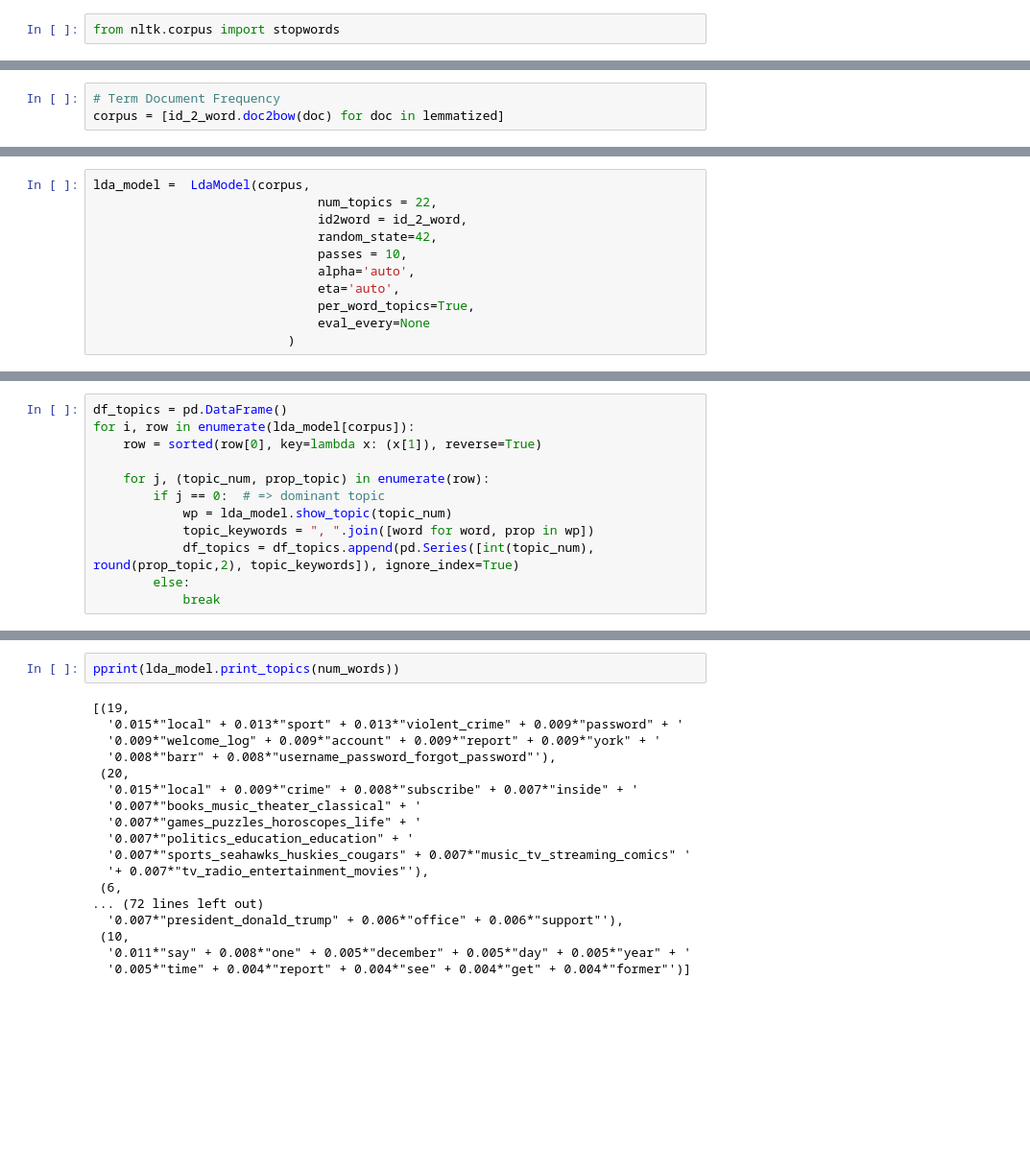
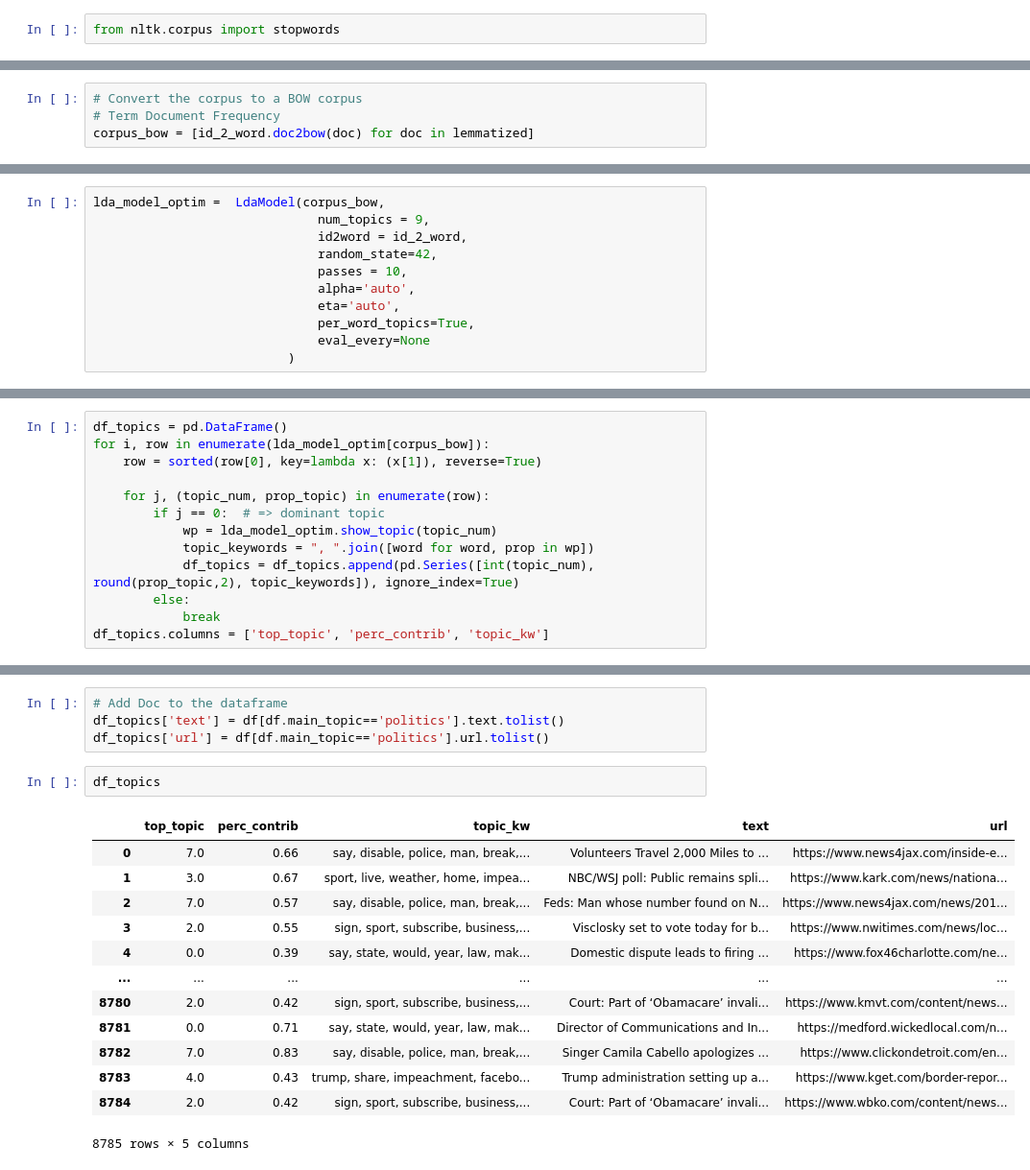
Before and after one commit to oersoy1/cc_news, a Jupyter notebook: 5_topic_modeling.ipynb, the cells around one changed output, grey strips where cells are left out. Shown at 96% size. Cells and saved outputs as stored; diff of their text form; blank space fills up the shorter version.

```diff
--- a/5_topic_modeling.ipynb
+++ b/5_topic_modeling.ipynb
@@ -114,4 +161,5 @@ len(id_2_word)
 # %%
+# Convert the corpus to a BOW corpus
 # Term Document Frequency
-corpus = [id_2_word.doc2bow(doc) for doc in lemmatized]
+corpus_bow = [id_2_word.doc2bow(doc) for doc in lemmatized]
 # %%
@@ -307,6 +324,6 @@ coherence_scores
 # %%
-lda_model =  LdaModel(corpus,
-                              num_topics = 22,
+lda_model_optim =  LdaModel(corpus_bow,
+                              num_topics = 9,
                               id2word = id_2_word,
                               random_state=42,
                               passes = 10,
@@ -318,12 +337,13 @@ lda_model =  LdaModel(corpus,
 # %%
 df_topics = pd.DataFrame()
-for i, row in enumerate(lda_model[corpus]):
+for i, row in enumerate(lda_model_optim[corpus_bow]):
     row = sorted(row[0], key=lambda x: (x[1]), reverse=True)
 
     for j, (topic_num, prop_topic) in enumerate(row):
         if j == 0:  # => dominant topic
-            wp = lda_model.show_topic(topic_num)
+            wp = lda_model_optim.show_topic(topic_num)
             topic_keywords = ", ".join([word for word, prop in wp])
             df_topics = df_topics.append(pd.Series([int(topic_num), round(prop_topic,2), topic_keywords]), ignore_index=True)
         else:
             break
+df_topics.columns = ['top_topic', 'perc_contrib', 'topic_kw']
@@ -392,20 +405,20 @@ lda_model.show_topic(10, topn=20)
-# %%
-pprint(lda_model.print_topics(num_words))
-# %% [output]
-[(19,
-  '0.015*"local" + 0.013*"sport" + 0.013*"violent_crime" + 0.009*"password" + '
-  '0.009*"welcome_log" + 0.009*"account" + 0.009*"report" + 0.009*"york" + '
-  '0.008*"barr" + 0.008*"username_password_forgot_password"'),
- (20,
-  '0.015*"local" + 0.009*"crime" + 0.008*"subscribe" + 0.007*"inside" + '
-  '0.007*"books_music_theater_classical" + '
-  '0.007*"games_puzzles_horoscopes_life" + '
-  '0.007*"politics_education_education" + '
-  '0.007*"sports_seahawks_huskies_cougars" + 0.007*"music_tv_streaming_comics" '
-  '+ 0.007*"tv_radio_entertainment_movies"'),
- (6,
-... (72 lines left out)
-  '0.007*"president_donald_trump" + 0.006*"office" + 0.006*"support"'),
- (10,
-  '0.011*"say" + 0.008*"one" + 0.005*"december" + 0.005*"day" + 0.005*"year" + '
-  '0.005*"time" + 0.004*"report" + 0.004*"see" + 0.004*"get" + 0.004*"former"')]
+# %%
+# Add Doc to the dataframe
+df_topics['text'] = df[df.main_topic=='politics'].text.tolist()
+df_topics['url'] = df[df.main_topic=='politics'].url.tolist()
+# %%
+df_topics
+# %% [output]
+|  | top_topic | perc_contrib | topic_kw | text | url |
+| 0 | 7.0 | 0.66 | say, disable, police, man, break,... | Volunteers Travel 2,000 Miles to ... | https://www.news4jax.com/inside-e... |
+| 1 | 3.0 | 0.67 | sport, live, weather, home, impea... | NBC/WSJ poll: Public remains spli... | https://www.kark.com/news/nationa... |
+| 2 | 7.0 | 0.57 | say, disable, police, man, break,... | Feds: Man whose number found on N... | https://www.news4jax.com/news/201... |
+| 3 | 2.0 | 0.55 | sign, sport, subscribe, business,... | Visclosky set to vote today for b... | https://www.nwitimes.com/news/loc... |
+| 4 | 0.0 | 0.39 | say, state, would, year, law, mak... | Domestic dispute leads to firing ... | https://www.fox46charlotte.com/ne... |
+| ... | ... | ... | ... | ... | ... |
+| 8780 | 2.0 | 0.42 | sign, sport, subscribe, business,... | Court: Part of ‘Obamacare’ invali... | https://www.kmvt.com/content/news... |
+| 8781 | 0.0 | 0.71 | say, state, would, year, law, mak... | Director of Communications and In... | https://medford.wickedlocal.com/n... |
+| 8782 | 7.0 | 0.83 | say, disable, police, man, break,... | Singer Camila Cabello apologizes ... | https://www.clickondetroit.com/en... |
+| 8783 | 4.0 | 0.43 | trump, share, impeachment, facebo... | Trump administration setting up a... | https://www.kget.com/border-repor... |
+| 8784 | 2.0 | 0.42 | sign, sport, subscribe, business,... | Court: Part of ‘Obamacare’ invali... | https://www.wbko.com/content/news... |
+8785 rows × 5 columns
```
Also changed, not shown: parts of 66 cells of this notebook, 5 other files.
